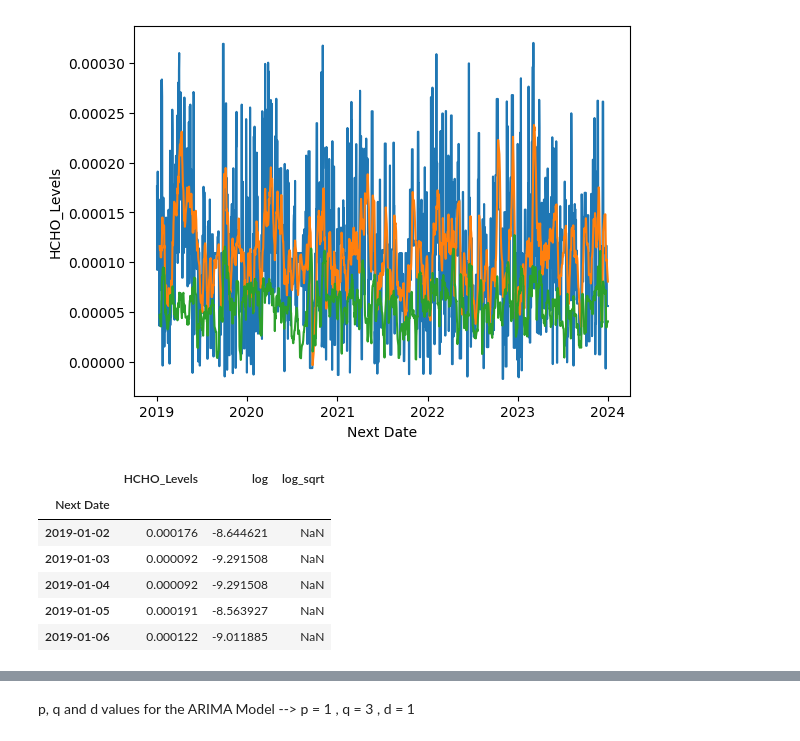
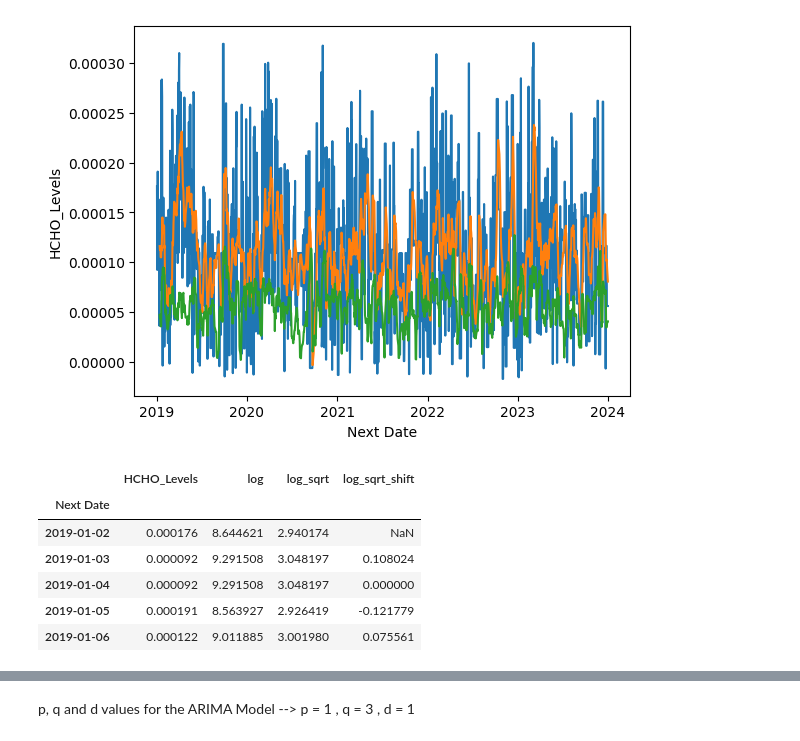
Before and after one commit to VinukaSilva/HCHO-Prediction, a Jupyter notebook: Forecasting.ipynb, the cells around one changed output, grey strips where cells are left out. Saved outputs shown, nothing was run; the diff lists cells and outputs as text; code cells hidden in the pictures.

```diff
--- a/Forecasting.ipynb
+++ b/Forecasting.ipynb
@@ -130,14 +130,16 @@ sns.lineplot(data=log_df, x = log_df.index, y= log_df.rollStd)
 <Axes: xlabel='Next Date', ylabel='HCHO_Levels'>
 [figure]
 # %%
+log_df['log'] = log_df['log'].abs()
 log_df2 = log_df[["HCHO_Levels", "log"]]
 log_df2["log_sqrt"] = np.sqrt(log_df['log'])
+log_df2["log_sqrt_shift"] = log_df2["log_sqrt"] - log_df2["log_sqrt"].shift()
 log_df2.head()
 # %% [output]
-|  | HCHO_Levels | log | log_sqrt |
-| Next Date |  |  |  |
-| 2019-01-02 | 0.000176 | -8.644621 | NaN |
-| 2019-01-03 | 0.000092 | -9.291508 | NaN |
-| 2019-01-04 | 0.000092 | -9.291508 | NaN |
-| 2019-01-05 | 0.000191 | -8.563927 | NaN |
-| 2019-01-06 | 0.000122 | -9.011885 | NaN |
+|  | HCHO_Levels | log | log_sqrt | log_sqrt_shift |
+| Next Date |  |  |  |  |
+| 2019-01-02 | 0.000176 | 8.644621 | 2.940174 | NaN |
+| 2019-01-03 | 0.000092 | 9.291508 | 3.048197 | 0.108024 |
+| 2019-01-04 | 0.000092 | 9.291508 | 3.048197 | 0.000000 |
+| 2019-01-05 | 0.000191 | 8.563927 | 2.926419 | -0.121779 |
+| 2019-01-06 | 0.000122 | 9.011885 | 3.001980 | 0.075561 |
```
Also changed, not shown: parts of 15 cells of this notebook, 2 other files.
